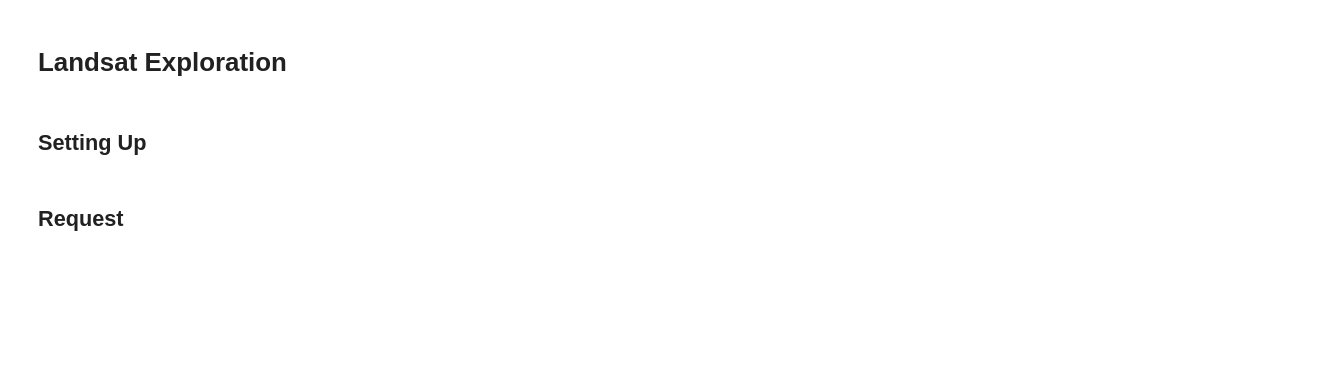
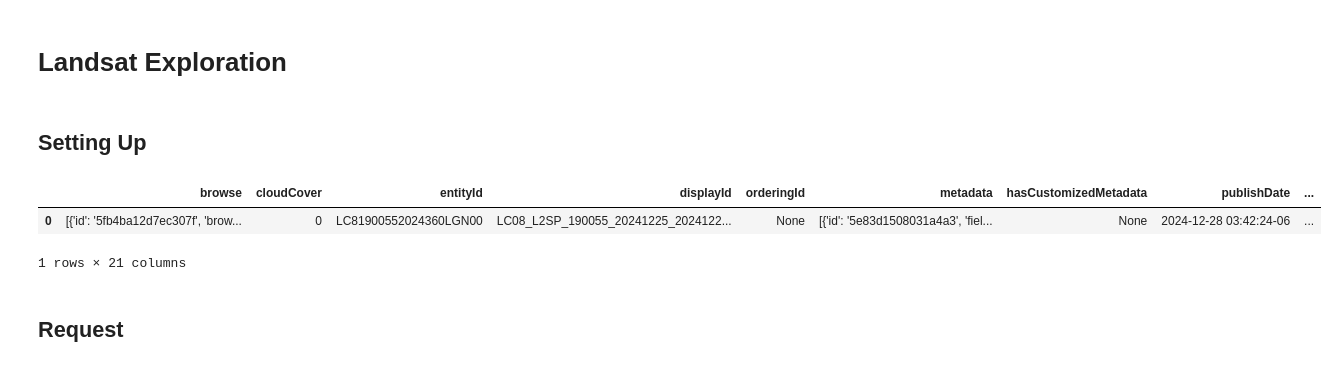
Before and after one commit to jankokla/conflict-monitoring-ntl, a Jupyter notebook: notebooks/landsat.ipynb, the cells around one changed output. Drawn from its saved outputs; the diff is of its cells as text; code cells hidden in the pictures; blank space fills up the shorter version.

```diff
--- a/notebooks/landsat.ipynb
+++ b/notebooks/landsat.ipynb
@@ -36,3 +34,11 @@ landsat.spatial_filter.set(gdf)
+# %%
+landsat.spatial_filter = gdf
+# %%
+scene_df = landsat.scene_search(date_range)
+# %% [output]
+|  | browse | cloudCover | entityId | displayId | orderingId | metadata | hasCustomizedMetadata | publishDate | ... |
+| 0 | [{'id': '5fb4ba12d7ec307f', 'brow... | 0 | LC81900552024360LGN00 | LC08_L2SP_190055_20241225_2024122... | None | [{'id': '5e83d1508031a4a3', 'fiel... | None | 2024-12-28 03:42:24-06 | ... |
+1 rows × 21 columns
 # %% [markdown]
 ## Request
 # %% [markdown]
```
Also changed, not shown: parts of 2 cells of this notebook, 6 other files.
